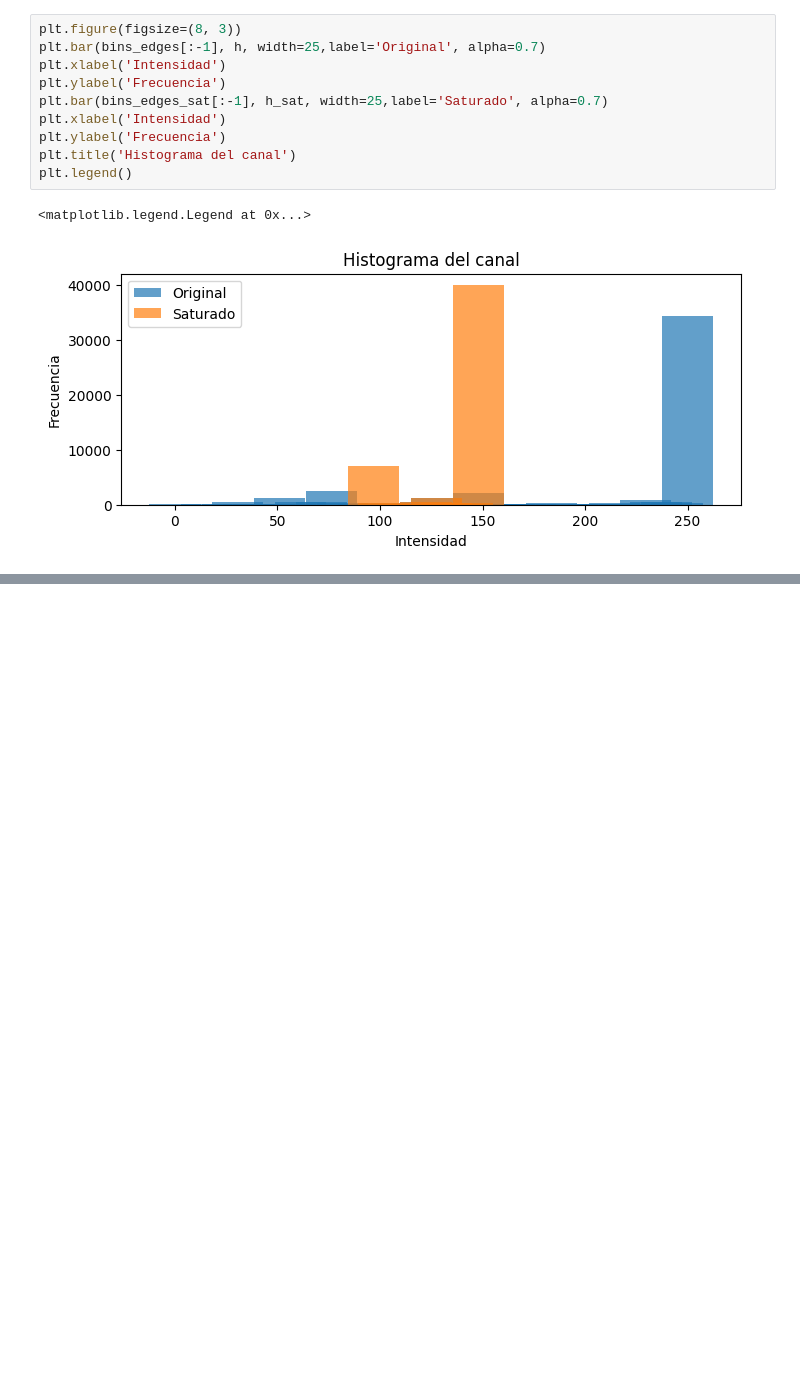
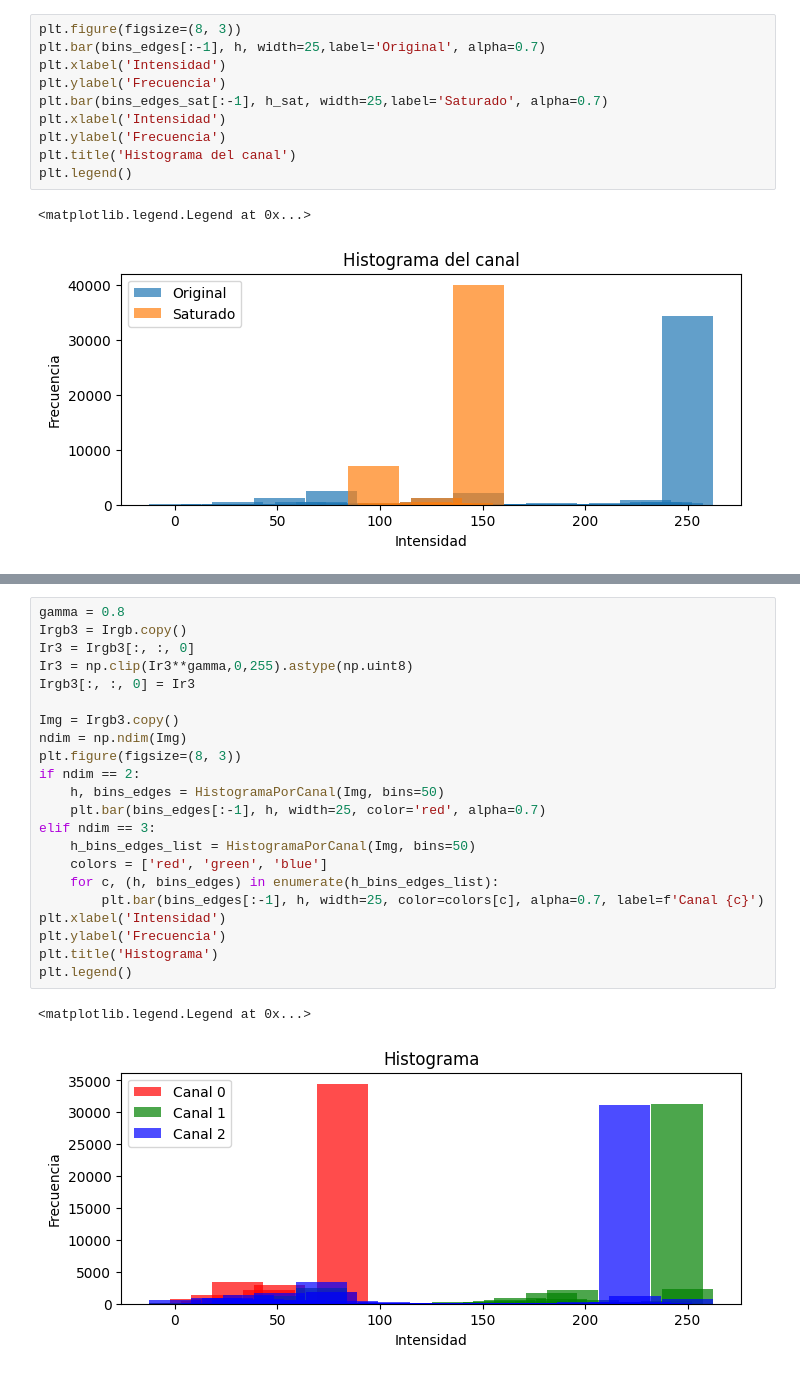
Before and after one commit to vc-2026-i/introimagenes, a Jupyter notebook: notebook.ipynb, the cells around one changed output, grey strips where cells are left out. Saved outputs shown, nothing was run; the diff lists cells and outputs as text; blank space fills up the shorter version.

```diff
--- a/notebook.ipynb
+++ b/notebook.ipynb
@@ -176,0 +267,25 @@ plt.legend()
+# %%
+gamma = 0.8
+Irgb3 = Irgb.copy()
+Ir3 = Irgb3[:, :, 0]
+Ir3 = np.clip(Ir3**gamma,0,255).astype(np.uint8)
+Irgb3[:, :, 0] = Ir3
+
+Img = Irgb3.copy()
+ndim = np.ndim(Img)
+plt.figure(figsize=(8, 3))
+if ndim == 2:
+    h, bins_edges = HistogramaPorCanal(Img, bins=50)
+    plt.bar(bins_edges[:-1], h, width=25, color='red', alpha=0.7)
+elif ndim == 3:
+    h_bins_edges_list = HistogramaPorCanal(Img, bins=50)
+    colors = ['red', 'green', 'blue']
+    for c, (h, bins_edges) in enumerate(h_bins_edges_list):
+        plt.bar(bins_edges[:-1], h, width=25, color=colors[c], alpha=0.7, label=f'Canal {c}')
+plt.xlabel('Intensidad')
+plt.ylabel('Frecuencia')
+plt.title('Histograma')
+plt.legend()
+# %% [output]
+<matplotlib.legend.Legend at 0x...>
+[figure, added]
```
Also changed, not shown: parts of 9 cells of this notebook.
